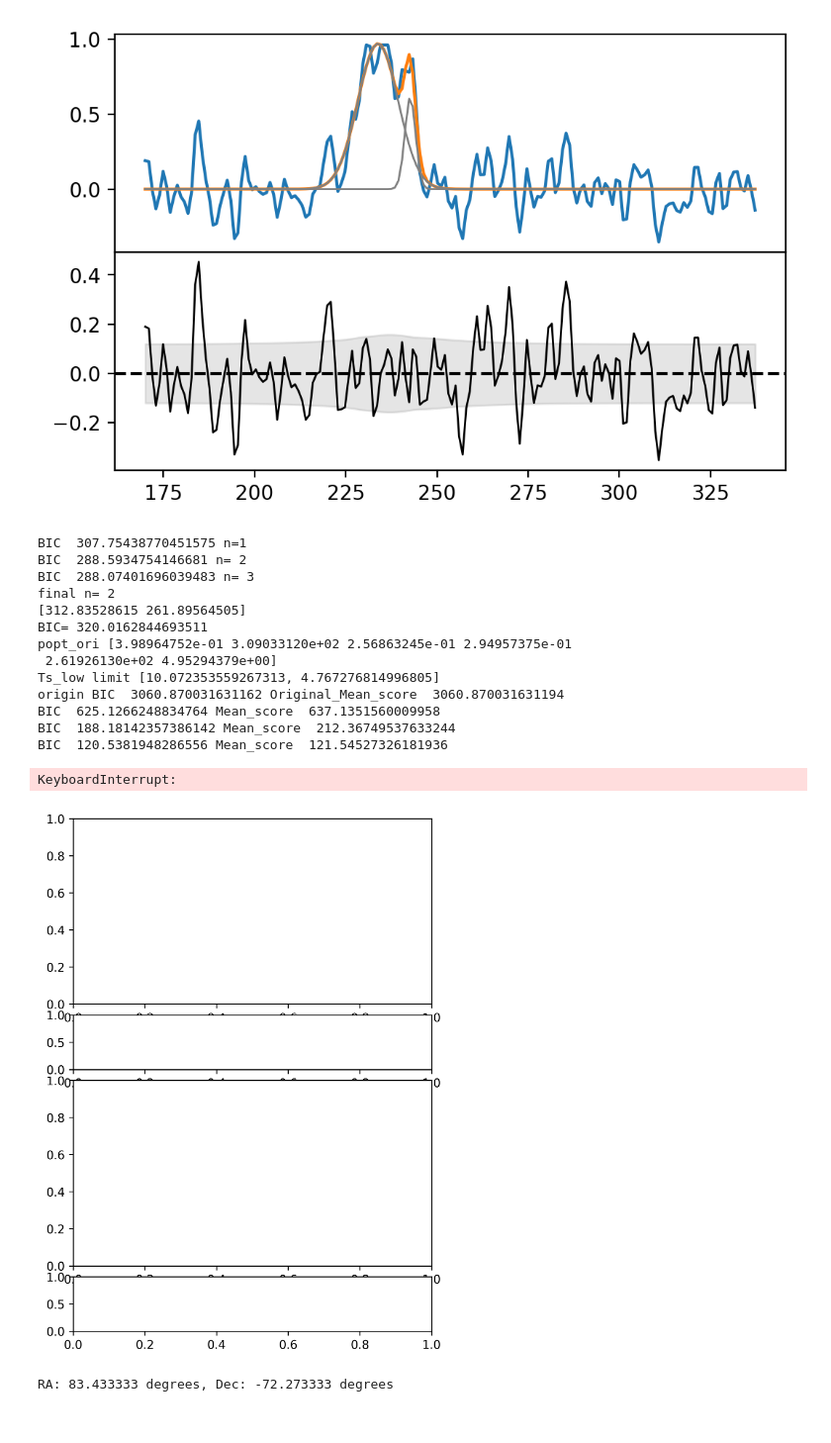
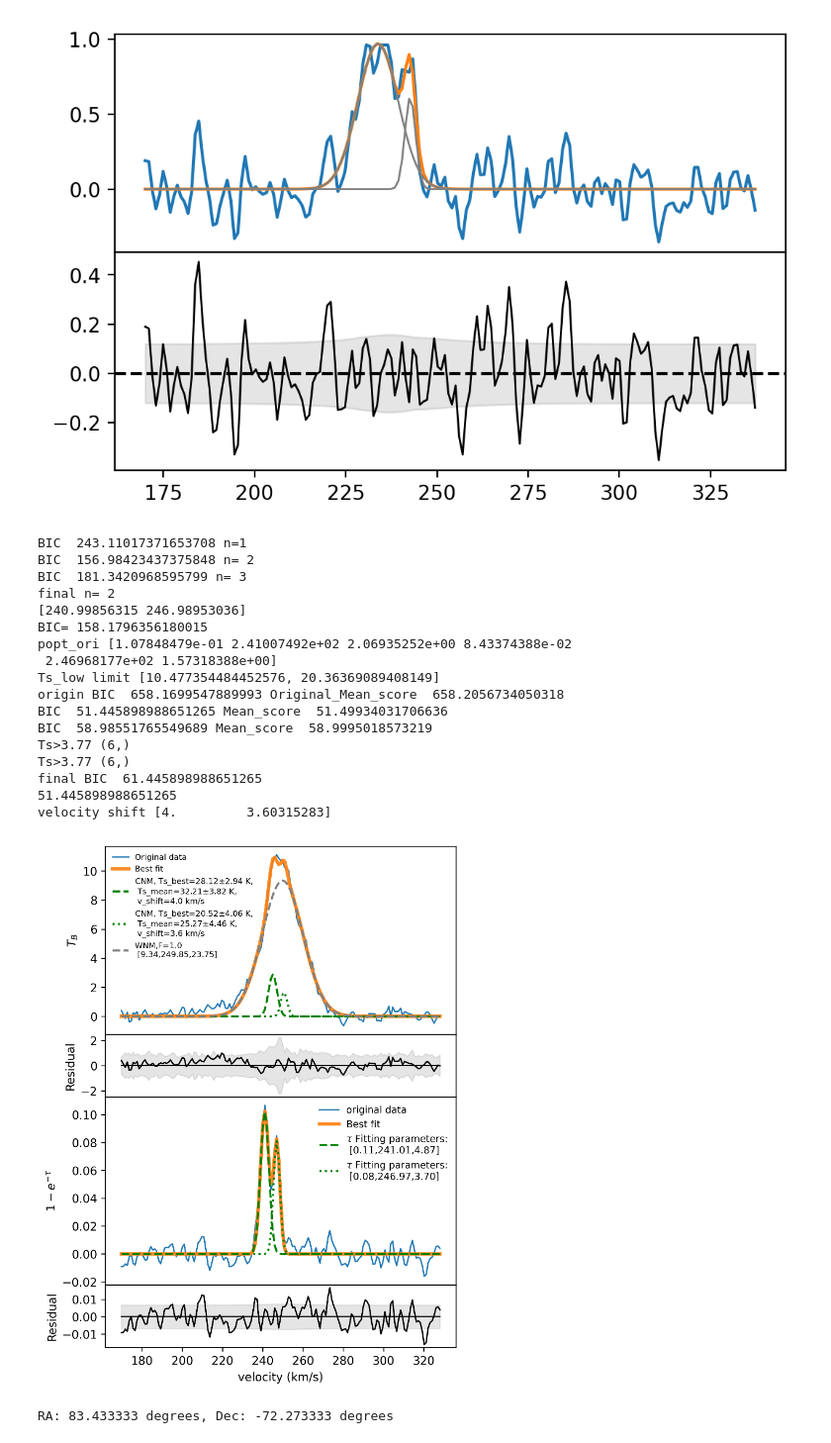
Before and after one commit to retarchen/Absorption_fitting, a Jupyter notebook: test.ipynb, the cells around one changed output. Shown at 99% size. Saved outputs shown, nothing was run; the diff lists cells and outputs as text; code cells hidden in the pictures.

```diff
--- a/test.ipynb
+++ b/test.ipynb
@@ -147,6 +142,6 @@ Satuated
 # %%
 reload(rd)
-j=87
+j=0
 x,y,yerr,xemi,yemi,yemi_err,yemi_selferr=rd.get_emi_abs_data(nlist[j],nabs[j],1,1,mode='LMC',v_move=0.)
 reload(Gf)
 #Gf.fitting_plot(x,y,yerr,x_peak=[3.12835286e+02,2.61895645e+02+10])
@@ -164,37 +159,41 @@ final n= 2
 # %%
 reload(sd)
 reload(Gf)
 reload(rd)
-j=81
+j=0
+#y should be tau not 1-e^(-tau)
 x,y,yerr,xemi,yemi,yemi_err,yemi_selferr=rd.get_emi_abs_data(nlist[j],nabs[j],1,1,mode='LMC',v_move=0.)
 
 fig = plt.figure(figsize=(12, 8), dpi=300)
 
 ax1_first = plt.subplot2grid((8, 2), (0, 0), rowspan=3, fig=fig)
 
 ax = [ax1_first,
        plt.subplot2grid((8, 2), (3, 0), rowspan=1, fig=fig, sharex=ax1_first),
        plt.subplot2grid((8, 2), (4, 0), rowspan=3, fig=fig, sharex=ax1_first),
        plt.subplot2grid((8, 2), (7, 0), fig=fig, sharex=ax1_first)]
 
 sd.fit_and_plot(x,y,yerr,xemi,yemi,yemi_err,ax,name=nlist[j],savetxt=False,
                 peak_abs=[],peak_emi=[],Tsmin=3.77,
                  fit_mode='BIC',v_sh=4)
 
 #fig.savefig(datapathbase+'/output_data/LMC_fitting/plots/%s.png'%(nlist[j]), dpi=300, bbox_inches='tight')
 # %% [output]
-BIC  307.75438770451575 n=1
-BIC  288.5934754146681 n= 2
-BIC  288.07401696039483 n= 3
+BIC  243.11017371653708 n=1
+BIC  156.98423437375848 n= 2
+BIC  181.3420968595799 n= 3
 final n= 2
-[312.83528615 261.89564505]
-BIC= 320.0162844693511
-popt_ori [3.98964752e-01 3.09033120e+02 2.56863245e-01 2.94957375e-01
- 2.61926130e+02 4.95294379e+00]
-Ts_low limit [10.072353559267313, 4.767276814996805]
-origin BIC  3060.870031631162 Original_Mean_score  3060.870031631194
-BIC  625.1266248834764 Mean_score  637.1351560009958
-BIC  188.18142357386142 Mean_score  212.36749537633244
-BIC  120.5381948286556 Mean_score  121.54527326181936
+[240.99856315 246.98953036]
+BIC= 158.1796356180015
+popt_ori [1.07848479e-01 2.41007492e+02 2.06935252e+00 8.43374388e-02
+ 2.46968177e+02 1.57318388e+00]
+Ts_low limit [10.477354484452576, 20.36369089408149]
+origin BIC  658.1699547889993 Original_Mean_score  658.2056734050318
+BIC  51.445898988651265 Mean_score  51.49934031706636
+BIC  58.98551765549689 Mean_score  58.9995018573219
+Ts>3.77 (6,)
+Ts>3.77 (6,)
+final BIC  61.445898988651265
+51.445898988651265
+velocity shift [4.         3.60315283]
-KeyboardInterrupt:
-[figure, old version]
+[figure, new version]
```
Also changed, not shown: parts of 3 cells of this notebook, 1 other file.
